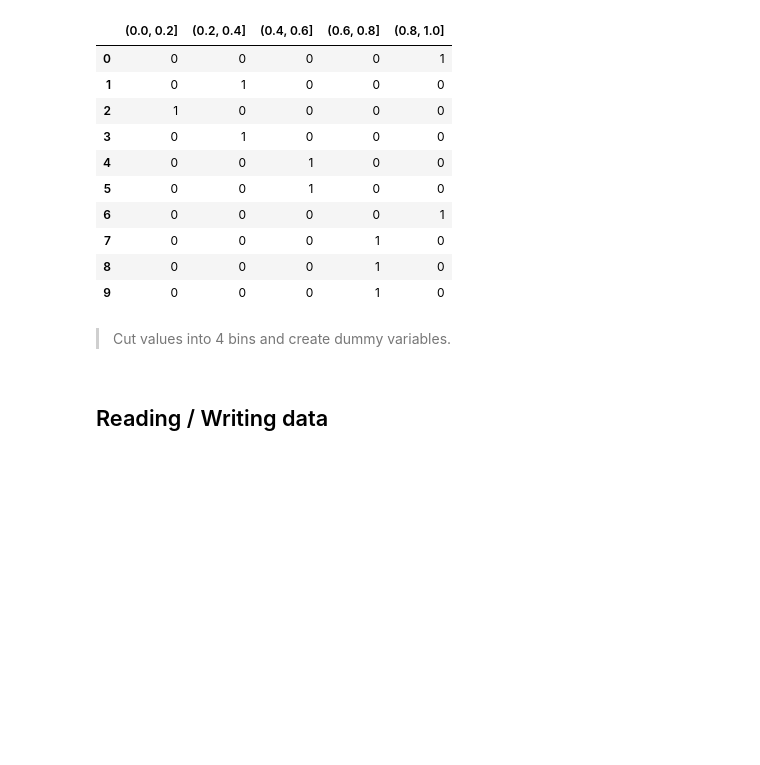
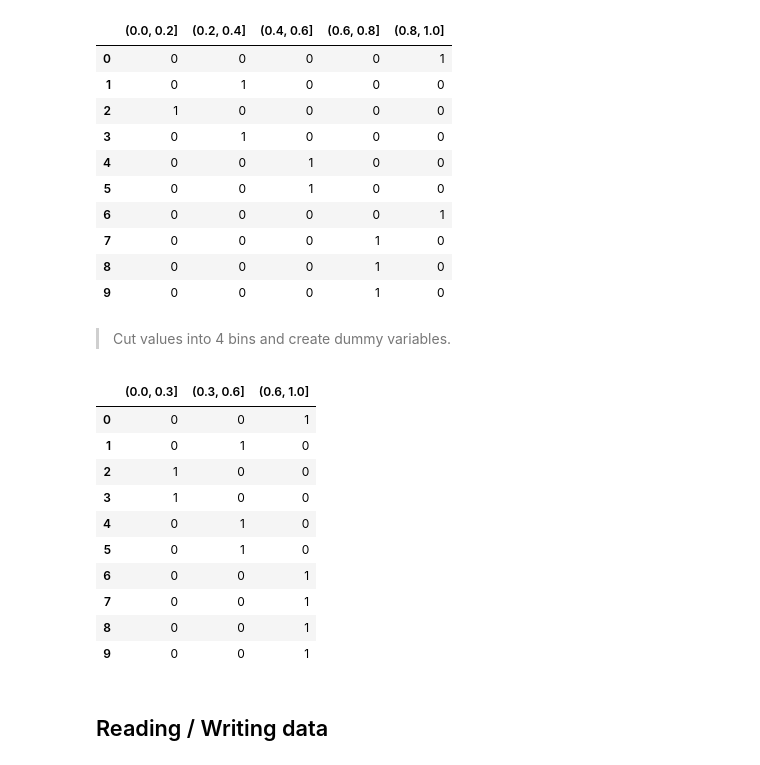
Before and after one commit to hydrocort/5m-data-1.8-eda-basic, a Jupyter notebook: notebooks/eda_basic_lesson.ipynb, the cells around one changed output. Saved outputs shown, nothing was run; the diff lists cells and outputs as text; code cells hidden in the pictures; blank space fills up the shorter version.

```diff
--- a/notebooks/eda_basic_lesson.ipynb
+++ b/notebooks/eda_basic_lesson.ipynb
@@ -1478,6 +1667,22 @@ pd.get_dummies(pd.cut(values, bins))
 | 9 | 0 | 0 | 0 | 1 | 0 |
 # %% [markdown]
 > Cut values into 4 bins and create dummy variables.
+# %%
+bins = [0, 0.3, 0.6, 1]
+
+pd.get_dummies(pd.cut(values, bins))
+# %% [output]
+|  | (0.0, 0.3] | (0.3, 0.6] | (0.6, 1.0] |
+| 0 | 0 | 0 | 1 |
+| 1 | 0 | 1 | 0 |
+| 2 | 1 | 0 | 0 |
+| 3 | 1 | 0 | 0 |
+| 4 | 0 | 1 | 0 |
+| 5 | 0 | 1 | 0 |
+| 6 | 0 | 0 | 1 |
+| 7 | 0 | 0 | 1 |
+| 8 | 0 | 0 | 1 |
+| 9 | 0 | 0 | 1 |
 # %% [markdown]
 ## Reading / Writing data
 # %% [markdown]
```
Also changed, not shown: parts of 69 cells of this notebook, 3 other files.
